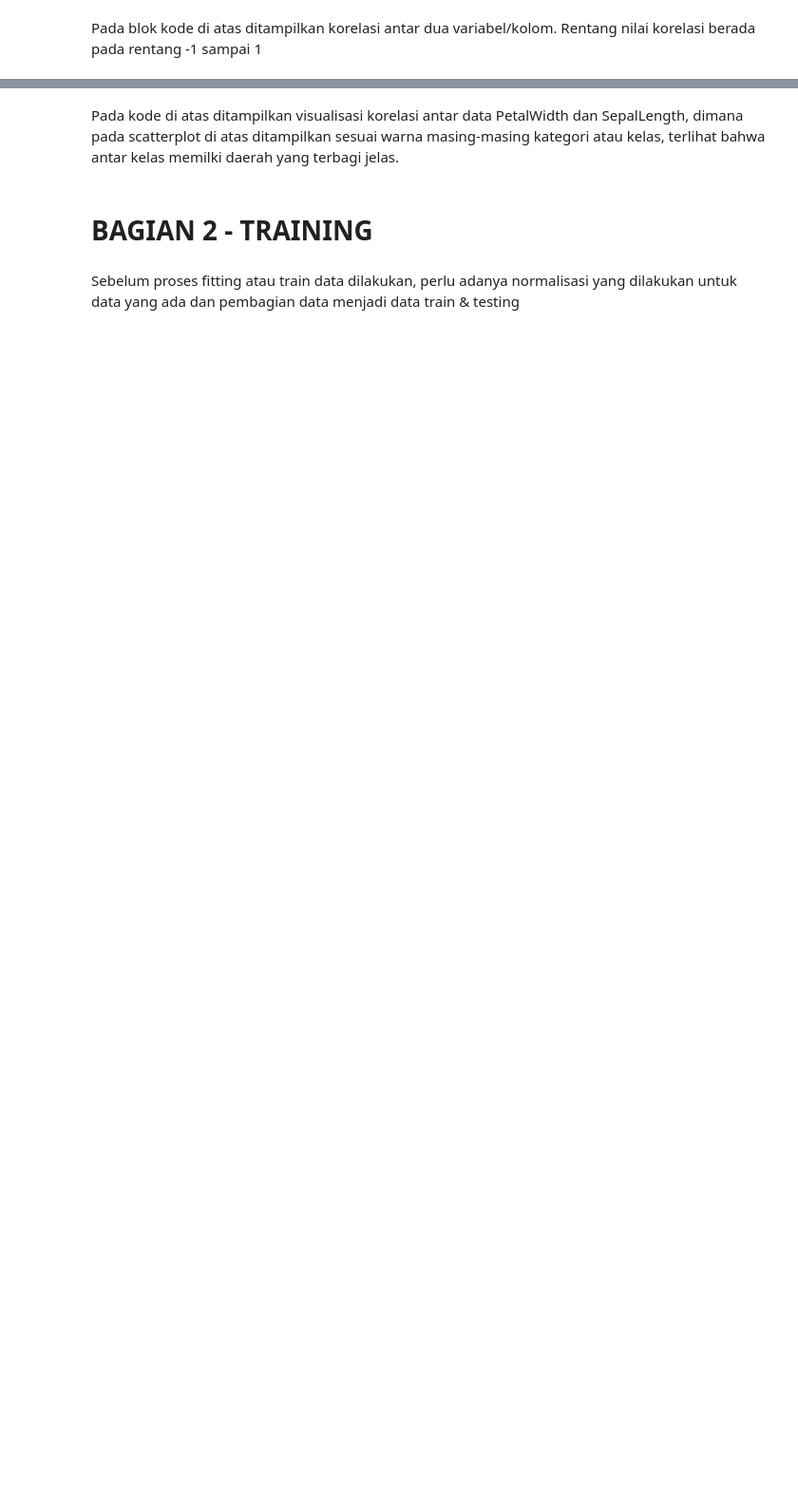
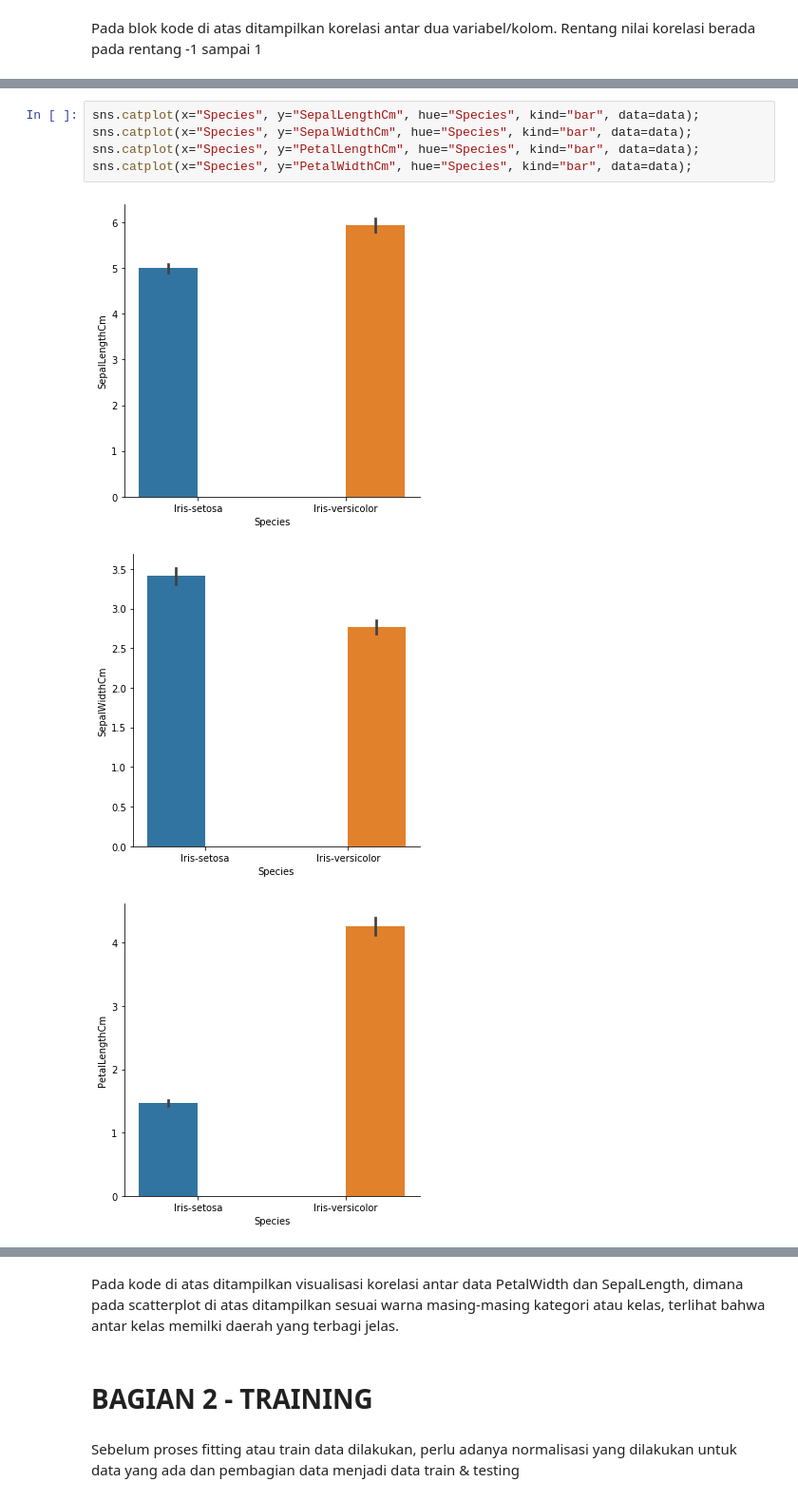
Before and after one commit to iamvoxlan/Learn-ANN-with-Nopal, a Jupyter notebook: FP_ANN.ipynb, the cells around one changed output, grey strips where cells are left out. Shown at 95% size. Saved outputs shown, nothing was run; the diff lists cells and outputs as text; blank space fills up the shorter version.

```diff
--- a/FP_ANN.ipynb
+++ b/FP_ANN.ipynb
@@ -74,2 +73,11 @@ Pada blok kode di atas ditampilkan korelasi antar dua variabel/kolom. Rentang ni
 import matplotlib.pyplot as plt
 %matplotlib inline
+# %%
+sns.catplot(x="Species", y="SepalLengthCm", hue="Species", kind="bar", data=data);
+sns.catplot(x="Species", y="SepalWidthCm", hue="Species", kind="bar", data=data);
+sns.catplot(x="Species", y="PetalLengthCm", hue="Species", kind="bar", data=data);
+sns.catplot(x="Species", y="PetalWidthCm", hue="Species", kind="bar", data=data);
+# %% [output]
+[figure, added]
+[figure, added]
+[figure, added]
```
Also changed, not shown: parts of 47 cells of this notebook, 2 other files.
